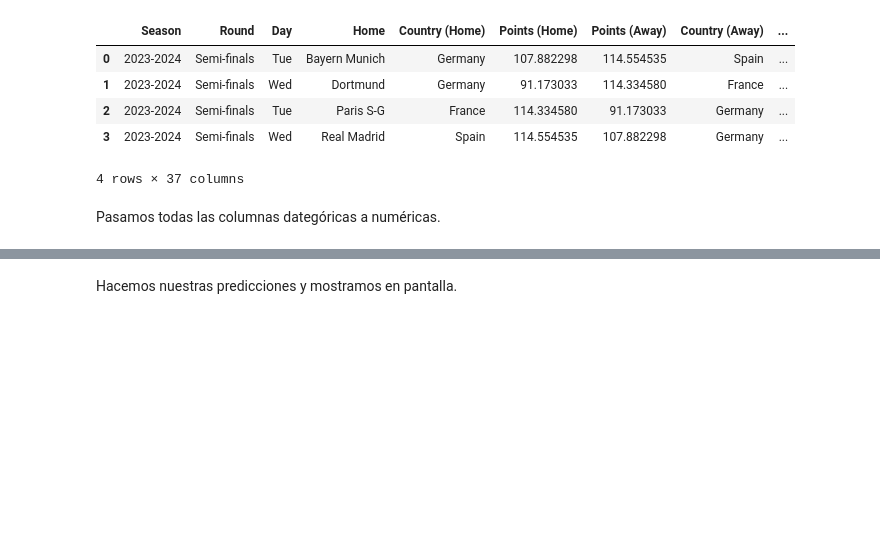
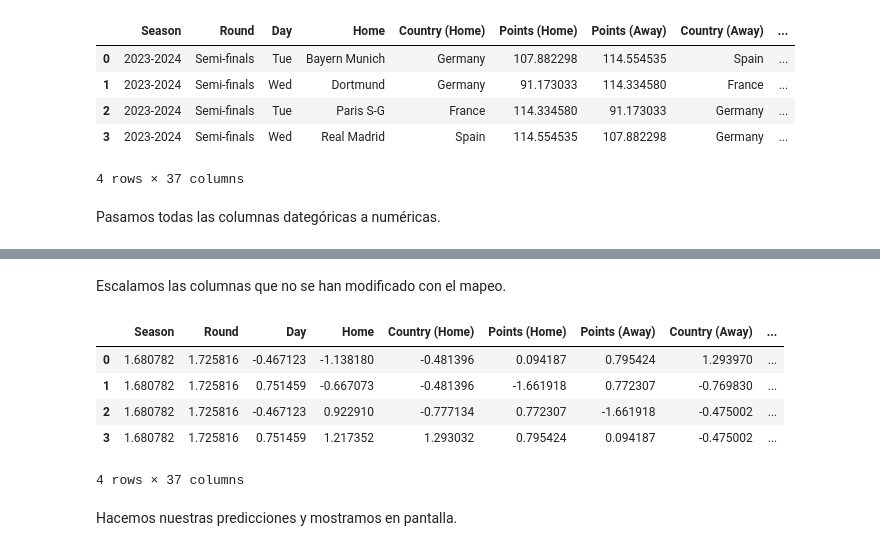
Before and after one commit to lauralardies/uefa_analisis, a Jupyter notebook: UEFA/modelos/aprendizaje no supervisado/series_temporales.ipynb, the cells around one changed output, grey strips where cells are left out. Drawn from its saved outputs; the diff is of its cells as text; code cells hidden in the pictures; blank space fills up the shorter version.

```diff
--- a/UEFA/modelos/aprendizaje no supervisado/series_temporales.ipynb
+++ b/UEFA/modelos/aprendizaje no supervisado/series_temporales.ipynb
@@ -274,4 +283,22 @@ data.head()
 4 rows × 37 columns
+# %% [markdown]
+Escalamos las columnas que no se han modificado con el mapeo.
+# %%
+# Columnas a estandarizar
+cols = [['Points (Home)', 'Points (Away)', '# Pl_home','Age_home','MP_home','Starts_home','Gls_home','Ast_home','G+A_home','G-PK_home','PK_home','PKatt_home','CrdY_home','CrdR_home','# Pl_away','Age_away','MP_away','Starts_away','Gls_away','Ast_away','G+A_away','G-PK_away','PK_away','PKatt_away','CrdY_away','CrdR_away']]
+
+# Se recorren las columnas especificadas y se escala cada una
+for col in cols:
+    data[col] = scale(data[col])
+
+data.head()
+# %% [output]
+|  | Season | Round | Day | Home | Country (Home) | Points (Home) | Points (Away) | Country (Away) | ... |
+| 0 | 1.680782 | 1.725816 | -0.467123 | -1.138180 | -0.481396 | 0.094187 | 0.795424 | 1.293970 | ... |
+| 1 | 1.680782 | 1.725816 | 0.751459 | -0.667073 | -0.481396 | -1.661918 | 0.772307 | -0.769830 | ... |
+| 2 | 1.680782 | 1.725816 | -0.467123 | 0.922910 | -0.777134 | 0.772307 | -1.661918 | -0.475002 | ... |
+| 3 | 1.680782 | 1.725816 | 0.751459 | 1.217352 | 1.293032 | 0.795424 | 0.094187 | -0.475002 | ... |
+4 rows × 37 columns
 # %% [markdown]
 Hacemos nuestras predicciones y mostramos en pantalla.
 # %%
```
Also changed, not shown: parts of 26 cells of this notebook, 7 other files.
